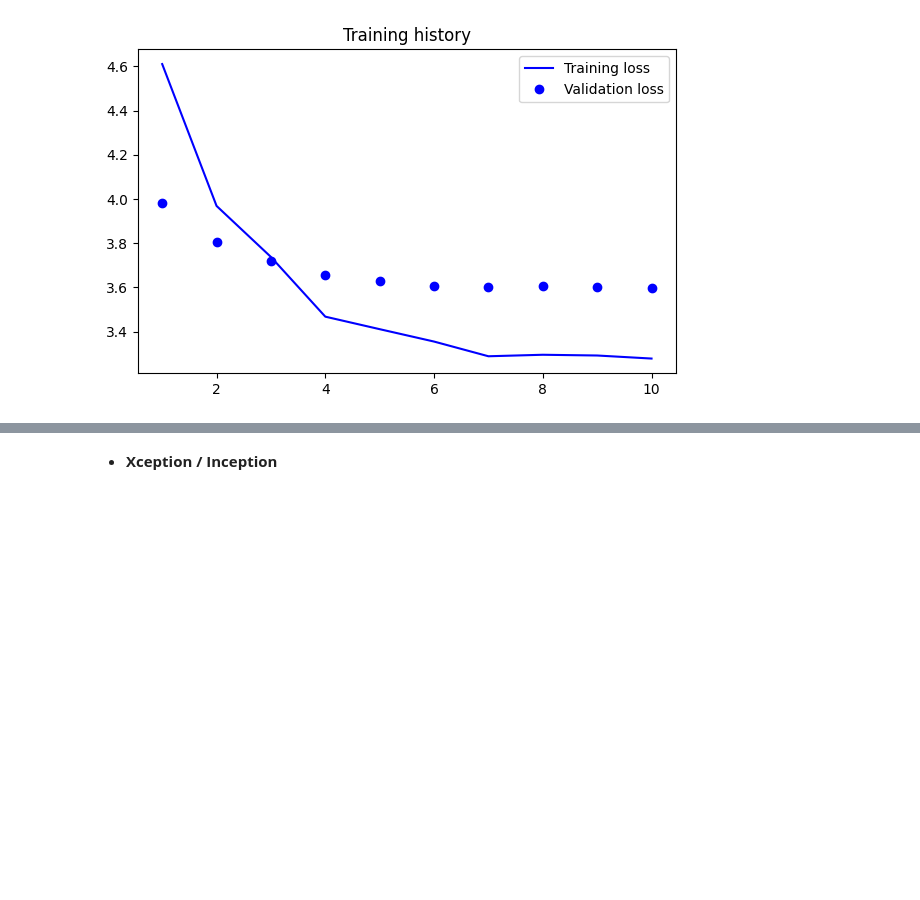
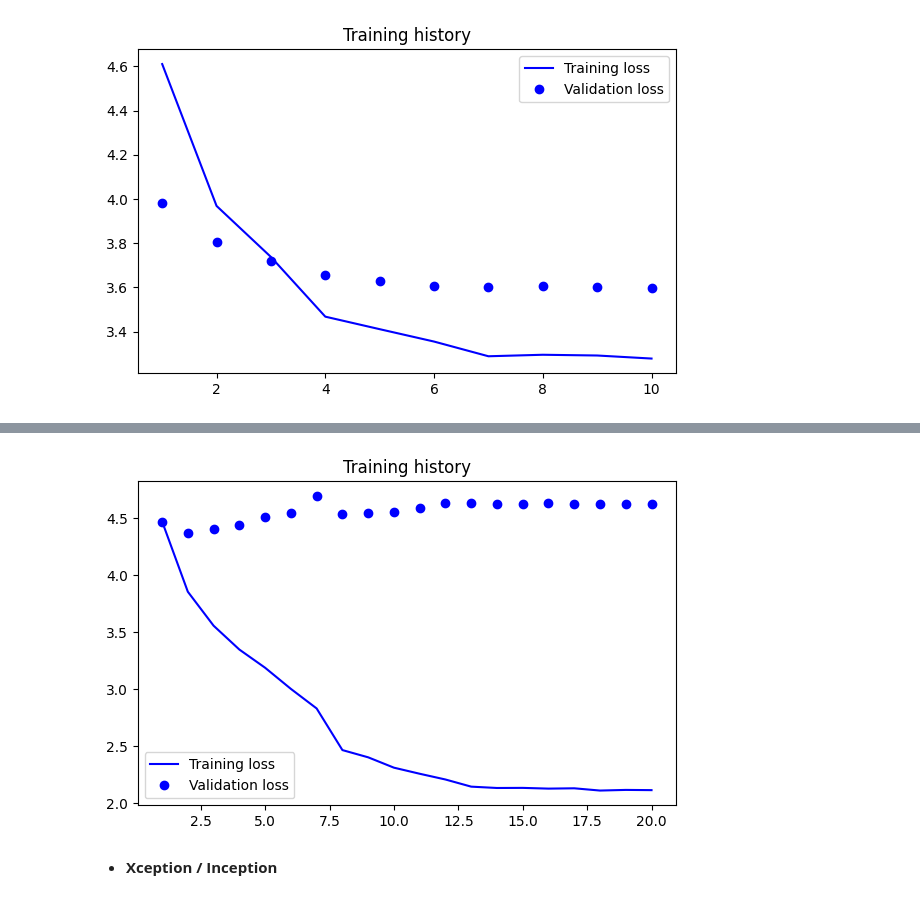
Before and after one commit to fmportela/deep-learning-23-24-nova-ims-group-project, a Jupyter notebook: 4-model-train.ipynb, the cells around one changed output, grey strips where cells are left out. Drawn from its saved outputs; the diff is of its cells as text; code cells hidden in the pictures; blank space fills up the shorter version.

Commit message:
still no decent model

```diff
--- a/4-model-train.ipynb
+++ b/4-model-train.ipynb
@@ -1132,0 +1525,98 @@ Epoch 10: val_loss improved from 3.60059 to 3.59821, saving model to model_dir\m
+# %%
+# *********************************
+#  MobileNet
+# *********************************
+
+def mobilenetv2_v6(model_name: str):
+
+    # NOTES
+    # similar to v1 but...
+    # ... using dataset with images with background removed
+    # ... decreased image size due to computational costs
+
+    batch_size = 16
+    image_size = (128, 128)
+    input_shape = image_size + (3,)
+
+    train_data, val_data = import_data(batch_size=batch_size, image_size=image_size, import_mask=(True, True, False),
+                                      train_path=os.path.join('data', 'train-background-removed'))  # data already comes rescaled
+
+    base_model = tf.keras.applications.MobileNetV2(
+        include_top=False,
+        weights="imagenet",
+        input_shape=input_shape
+    )
+
+    # freezing the base model...
+    base_model.trainable = False
+
+    # head layers
+    head_model = tf.keras.models.Sequential([
+        tf.keras.layers.Flatten(),
+        tf.keras.layers.Dense(256, kernel_initializer=tf.keras.initializers.GlorotNormal(seed=SEED), bias_initializer='zeros'),
+        tf.keras.layers.BatchNormalization(),
+        tf.keras.layers.Activation('relu'),
+        tf.keras.layers.Dense(114, kernel_initializer=tf.keras.initializers.GlorotNormal(seed=SEED), bias_initializer='zeros')
+    ], name='head_model')
+
+    # building the model
+    model = model_builder(head_model,
+                          input_shape,
+                          base_model=base_model,
+                          model_name=model_name)
+
+    compile_kwargs = {
+        'optimizer': tf.keras.optimizers.Adam(learning_rate=0.001),
+        'loss': tf.keras.losses.CategoricalCrossentropy(from_logits=True),
+        'metrics': METRICS
+    }
+
+    model.compile(**compile_kwargs)
+
+    print()
+    model.summary()
+    print()
+
+    # augmentation
+    augmentation_pipeline = tf.keras.models.Sequential([
+        tf.keras.layers.RandomFlip(mode='horizontal_and_vertical', seed=SEED),
+        tf.keras.layers.RandomRotation(factor=0.15, seed=SEED)
+    ], name='augmentation_pipeline')
+
+    augmented_train = train_data.map(lambda x, y: (augmentation_pipeline(x, training=True), y))
+
+    # callbacks
+    monitor = 'val_loss'
+    callbacks_list = [
+
+        # StopLossDivergence(.3, 5, verbose=1),
+
+        ModelCheckpoint(filepath=os.path.join(MODELS_PATH, f'{model_name}.keras'),
+                        monitor=monitor,
+                        save_best_only=True,
+                        verbose=1),
+
+        ReduceLROnPlateau(monitor=monitor,
+                          factor=0.1,
+                          patience=5,
+                          cooldown=0,
+                          verbose=1)
+    ]
+
+    # model fitting
+    history = model.fit(augmented_train,
+                        epochs=20,
+                        validation_data=val_data,
+                        class_weight=CLASS_WEIGHTS,
+                        callbacks=callbacks_list,
+                        verbose=1)
+
+    return model, history.history
+
+
+model_name = mobilenetv2_v6.__name__
+model, history = mobilenetv2_v6(model_name)
+save_model_history(history, os.path.join(HISTORIES_PATH, f'{model_name}.pkl'))
+print()
+plot_loss_history(history)
+# %% [output]
@@ -1133,3 +1640,4 @@ Epoch 10: val_loss improved from 3.60059 to 3.59821, saving model to model_dir\m
+[figure, added]
 # %% [markdown]
 - **Xception / Inception**
 # %%
```
Also changed, not shown: parts of 13 cells of this notebook, 1 other file.
